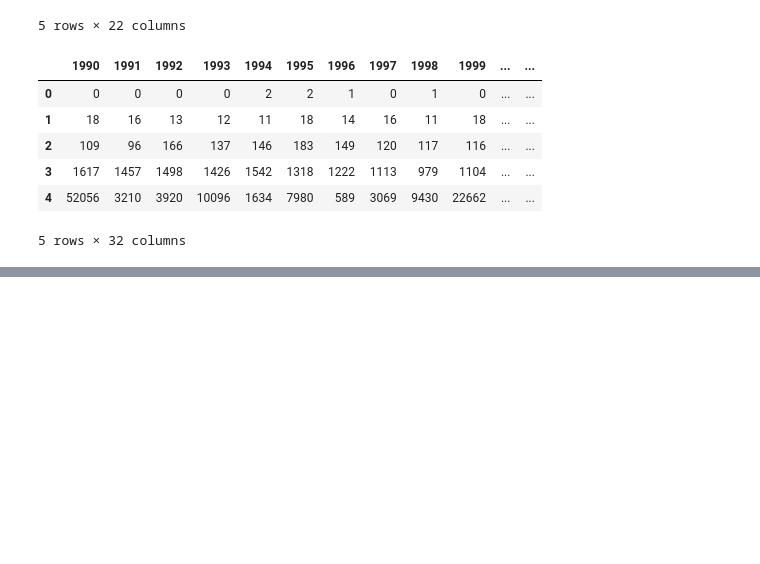
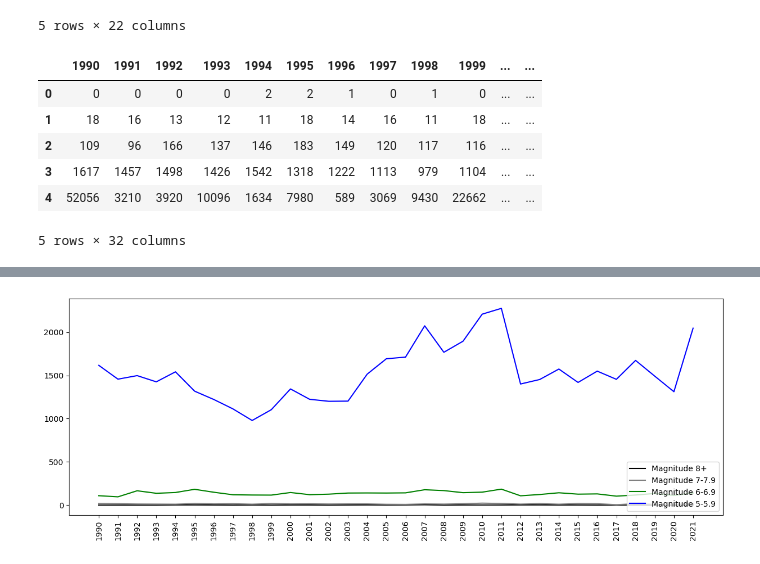
Before and after one commit to UgochiPrince/Earthquakes, a Jupyter notebook: earthquake_mongo.ipynb, the cells around one changed output, grey strips where cells are left out. Drawn from its saved outputs; the diff is of its cells as text; code cells hidden in the pictures; blank space fills up the shorter version.

Commit message:
graph added

```diff
--- a/earthquake_mongo.ipynb
+++ b/earthquake_mongo.ipynb
@@ -222,0 +173,4 @@ earthquake_data.find_one({'Magnitude': '5-5.9'})
+# %%
+#clean data by removing unnecessary column
+updated_combined_data = combined_data.drop([combined_data.index[4]])
+updated_combined_data
@@ -222,0 +184,6 @@ earthquake_data.find_one({'Magnitude': '5-5.9'})
+# %%
+#get the average of each year after converting data into int.
+updated_combined_data.info()
+updated_combined_data = updated_combined_data.astype(str).astype(int)
+av_column = updated_combined_data.mean(axis=0).astype(int)
+av_column
@@ -222,0 +225,21 @@ earthquake_data.find_one({'Magnitude': '5-5.9'})
+# %%
+#get each magnitude of each year.
+mag_8 = updated_combined_data.iloc[0]
+mag_7 = updated_combined_data.iloc[1]
+mag_6 = updated_combined_data.iloc[2]
+mag_5 = updated_combined_data.iloc[3]
+# %%
+#plt.plot all magnitude
+import numpy as np
+x_axis = list(range(1990,2022))
+tick_locations = [value for value in x_axis]
+plt.figure(figsize=(15,5))
+plt.plot(x_axis, mag_8, color='black', alpha=1, label="Magnitude 8+")
+plt.plot(x_axis, mag_7, color='grey', alpha=1, label="Magnitude 7-7.9")
+plt.plot(x_axis, mag_6, color='green', alpha=1, label="Magnitude 6-6.9")
+plt.plot(x_axis, mag_5, color='blue', alpha=1, label="Magnitude 5-5.9")
+plt.xticks(tick_locations, rotation="vertical")
+plt.legend(loc="lower right")
+plt.show()
+# %% [output]
+[figure, added]
```
Also changed, not shown: parts of 10 cells of this notebook, 1 other file.
